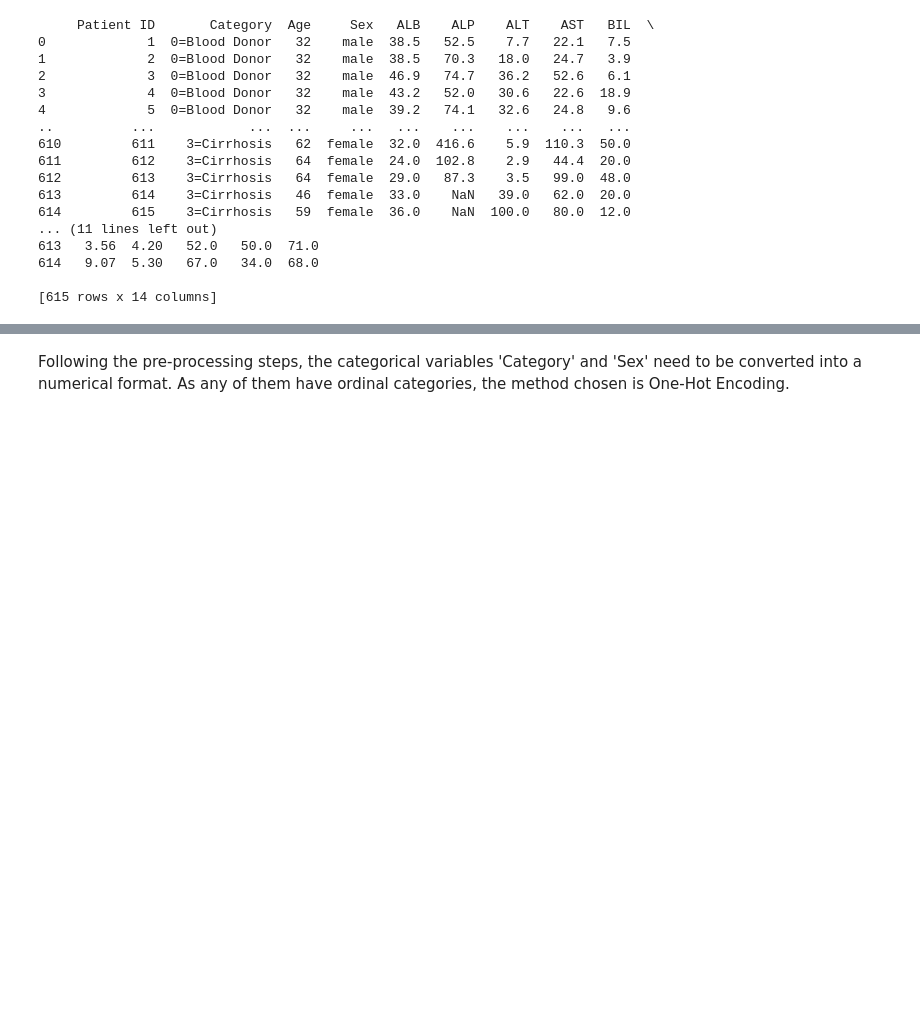
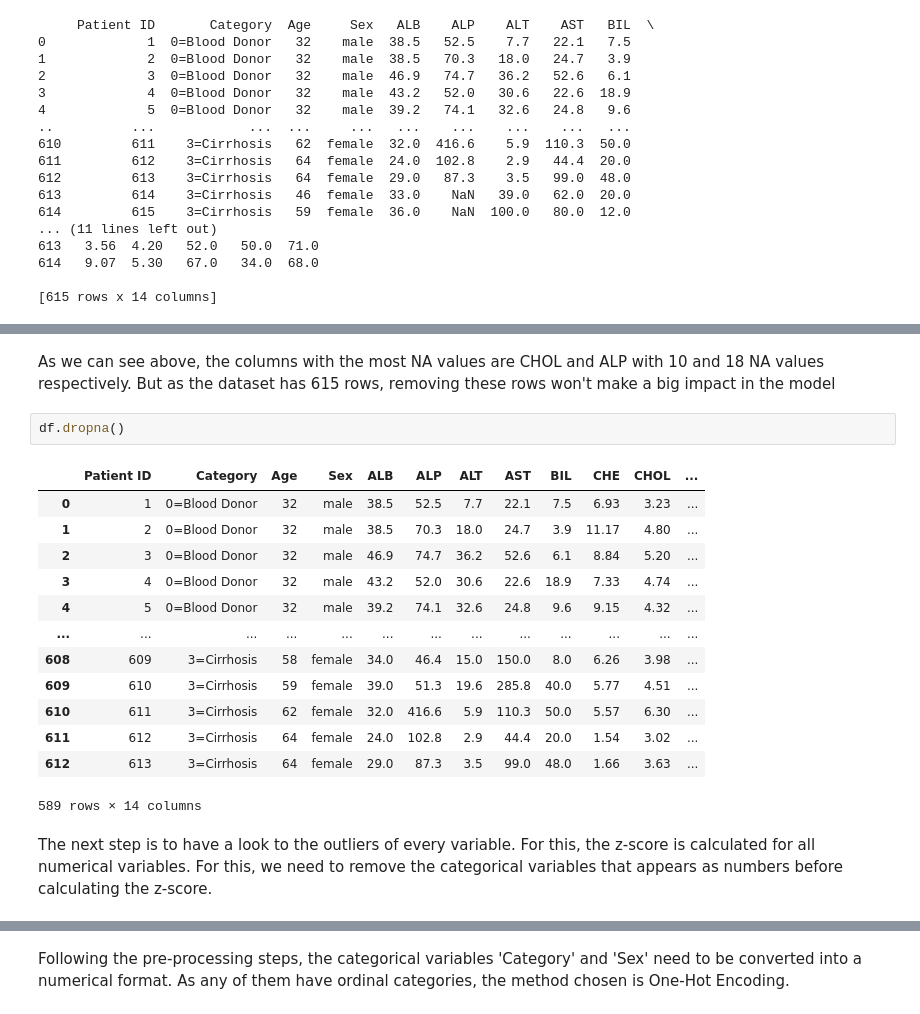
Before and after one commit to Biokatzen/Hepatitis-C-Prediction-Dataset, a Jupyter notebook: HepatitisC_Prediction_Dataset.ipynb, the cells around one changed output, grey strips where cells are left out. Saved outputs shown, nothing was run; the diff lists cells and outputs as text; blank space fills up the shorter version.

```diff
--- a/HepatitisC_Prediction_Dataset.ipynb
+++ b/HepatitisC_Prediction_Dataset.ipynb
@@ -83,0 +105,20 @@ print(df)
+# %% [markdown]
+As we can see above, the columns with the most NA values are CHOL and ALP with 10 and 18 NA values respectively. But as the dataset has 615 rows, removing these rows won't make a big impact in the model
+# %%
+df.dropna()
+# %% [output]
+|  | Patient ID | Category | Age | Sex | ALB | ALP | ALT | AST | BIL | CHE | CHOL | ... |
+| 0 | 1 | 0=Blood Donor | 32 | male | 38.5 | 52.5 | 7.7 | 22.1 | 7.5 | 6.93 | 3.23 | ... |
+| 1 | 2 | 0=Blood Donor | 32 | male | 38.5 | 70.3 | 18.0 | 24.7 | 3.9 | 11.17 | 4.80 | ... |
+| 2 | 3 | 0=Blood Donor | 32 | male | 46.9 | 74.7 | 36.2 | 52.6 | 6.1 | 8.84 | 5.20 | ... |
+| 3 | 4 | 0=Blood Donor | 32 | male | 43.2 | 52.0 | 30.6 | 22.6 | 18.9 | 7.33 | 4.74 | ... |
+| 4 | 5 | 0=Blood Donor | 32 | male | 39.2 | 74.1 | 32.6 | 24.8 | 9.6 | 9.15 | 4.32 | ... |
+| ... | ... | ... | ... | ... | ... | ... | ... | ... | ... | ... | ... | ... |
+| 608 | 609 | 3=Cirrhosis | 58 | female | 34.0 | 46.4 | 15.0 | 150.0 | 8.0 | 6.26 | 3.98 | ... |
+| 609 | 610 | 3=Cirrhosis | 59 | female | 39.0 | 51.3 | 19.6 | 285.8 | 40.0 | 5.77 | 4.51 | ... |
+| 610 | 611 | 3=Cirrhosis | 62 | female | 32.0 | 416.6 | 5.9 | 110.3 | 50.0 | 5.57 | 6.30 | ... |
+| 611 | 612 | 3=Cirrhosis | 64 | female | 24.0 | 102.8 | 2.9 | 44.4 | 20.0 | 1.54 | 3.02 | ... |
+| 612 | 613 | 3=Cirrhosis | 64 | female | 29.0 | 87.3 | 3.5 | 99.0 | 48.0 | 1.66 | 3.63 | ... |
+589 rows × 14 columns
+# %% [markdown]
+The next step is to have a look to the outliers of every variable. For this, the z-score is calculated for all numerical variables. For this, we need to remove the categorical variables that appears as numbers before calculating the z-score.
```
Also changed, not shown: parts of 4 cells of this notebook.
